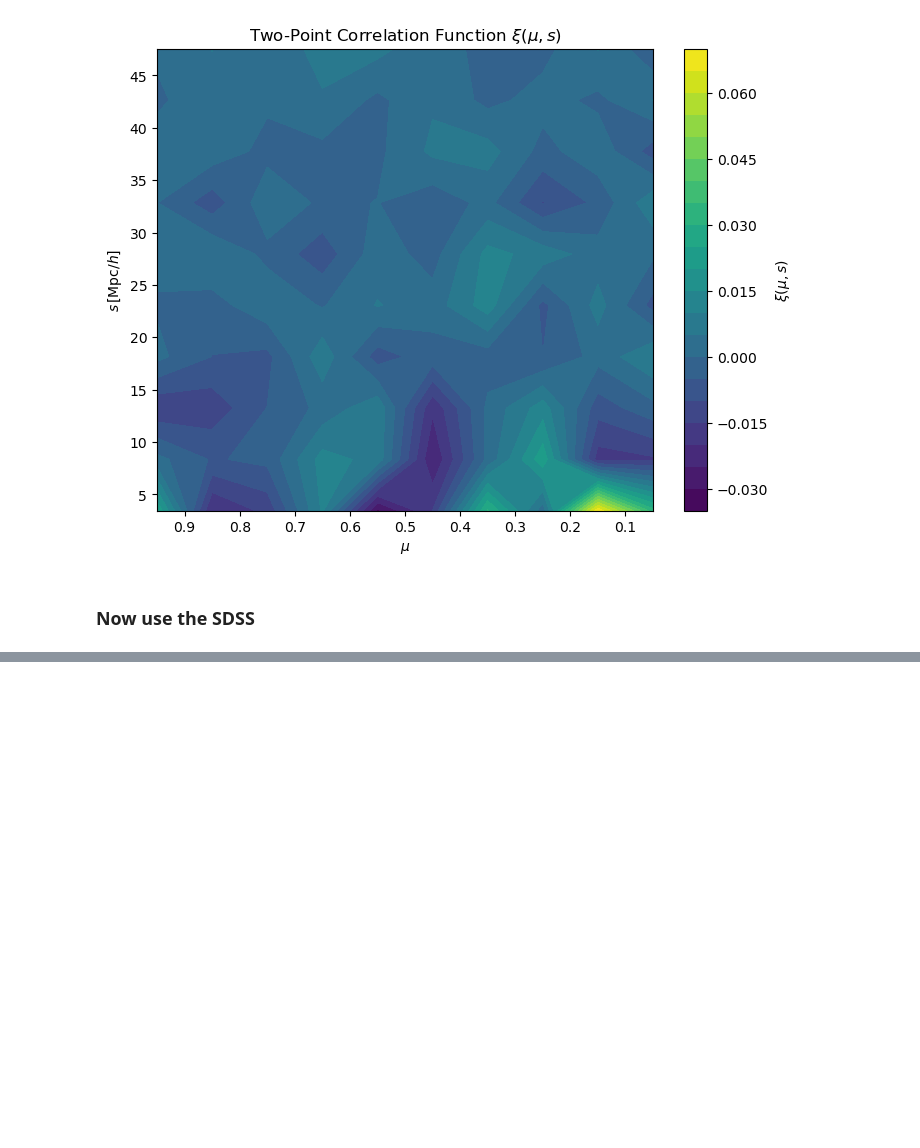
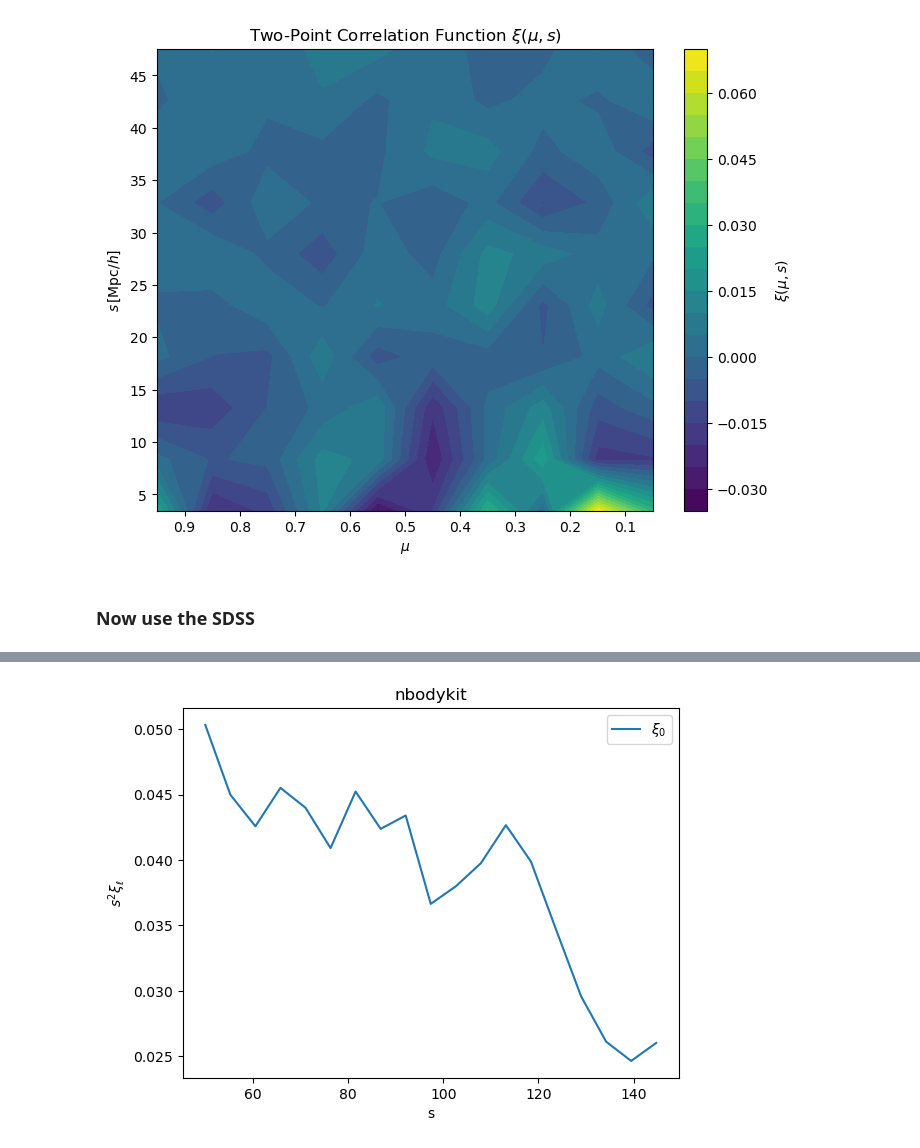
Before and after one commit to FedeDavilaKurban/filbao, a Jupyter notebook: 2dcorr_corrfunc.ipynb, the cells around one changed output, grey strips where cells are left out. Cells and saved outputs as stored; diff of their text form; code cells hidden in the pictures; blank space fills up the shorter version.

```diff
--- a/2dcorr_corrfunc.ipynb
+++ b/2dcorr_corrfunc.ipynb
@@ -243,0 +331,72 @@ array([0, 1, 2, 3, 4, 5, 6, 7, 8, 9])
+# %%
+def get_xi0246(xi,mu,rs):
+
+    import numpy as np
+
+    #xi_sm = corr.corr.data['corr']
+
+    nbins_s = len(rs)-1
+    nbins_m = len(mu)
+
+    #s_bins = 0.5 * (bins[:-1] + bins[1:])  # Midpoints of s bins
+    #mu_bins = np.linspace(0, 1, nmu_bins + 1)
+    #mu_bin_centers = 0.5 * (mu_bins[:-1] + mu_bins[1:])  # Midpoints of mu bins
+
+    xi = xi.reshape(nbins_s, nbins_m)
+
+    xi_sm = xi
+
+    dmu = 1.0/nbins_m
+
+    #rs = corr.D1D2.coords['r']
+    #mu = corr.D1D2.coords['mu']
+
+    xi_s0 = np.zeros(nbins_s)
+    xi_s2 = np.zeros(nbins_s)
+    xi_s4 = np.zeros(nbins_s)
+    xi_s6 = np.zeros(nbins_s)
+
+    sr = np.zeros(nbins_s)
+    rm = np.zeros(nbins_m)
+
+    l0 = 0.0
+    l1 = 1.0
+    l2 = 2.0
+    l3 = 3.0
+
+    for i in range(nbins_s):
+
+        sr[i] = rs[i]
+
+        for j in range(nbins_m):
+            rm[j]=mu[j]
+            xi_s0[i]  += (4.0*l0+1.0)*xi_sm[i,j]*1.0*dmu
+            xi_s2[i]  += (4.0*l1+1.0)*xi_sm[i,j]*((3*rm[j]**2 - 1.0)/2.0)*dmu
+            xi_s4[i]  += (4.0*l2+1.0)*xi_sm[i,j]*((35*rm[j]**4 - 30*rm[j]**2 + 3.0)/8.0)*dmu
+            xi_s6[i]  += (4.0*l3+1.0)*xi_sm[i,j]*((231*rm[j]**6 - 315*rm[j]**4 + 105*rm[j]**2 - 5)/16.0)*dmu
+
+    return xi_s0, xi_s2, xi_s4, xi_s6
+
+# Load the data from the .npz file
+file_path = '2dcorr_corrfunc.npz'
+data = np.load(file_path)
+
+s = data['s']  # Edges of s bins
+mu = data['mu']  # Edges of mu bins
+xi = data['xi']  # Structured array for 2D correlation function
+
+xi_l = get_xi0246(xi,np.linspace(0,1,nmu_bins),bins)
+
+#nr = 2.5+np.linspace(5.,150.,nbins_s+1)[:-1]
+r = bins[:-1]
+plt.plot(r,(xi_l[0]),label=r'$\xi_0$',c='C00')
+#plt.plot(r,(-xi_l[1]),label=r'$\xi_2$',c='C01')
+#plt.plot(r,(r**2)*(-xi_l[2]),label=r'$\xi_4$',c='C02')
+
+plt.title('nbodykit')
+plt.xlabel('s')
+plt.ylabel(r'$s^2\xi_{\ell}$')
+plt.legend()
+plt.show()
+# %% [output]
+[figure, added]
```
Also changed, not shown: parts of 5 cells of this notebook, 5 other files.
